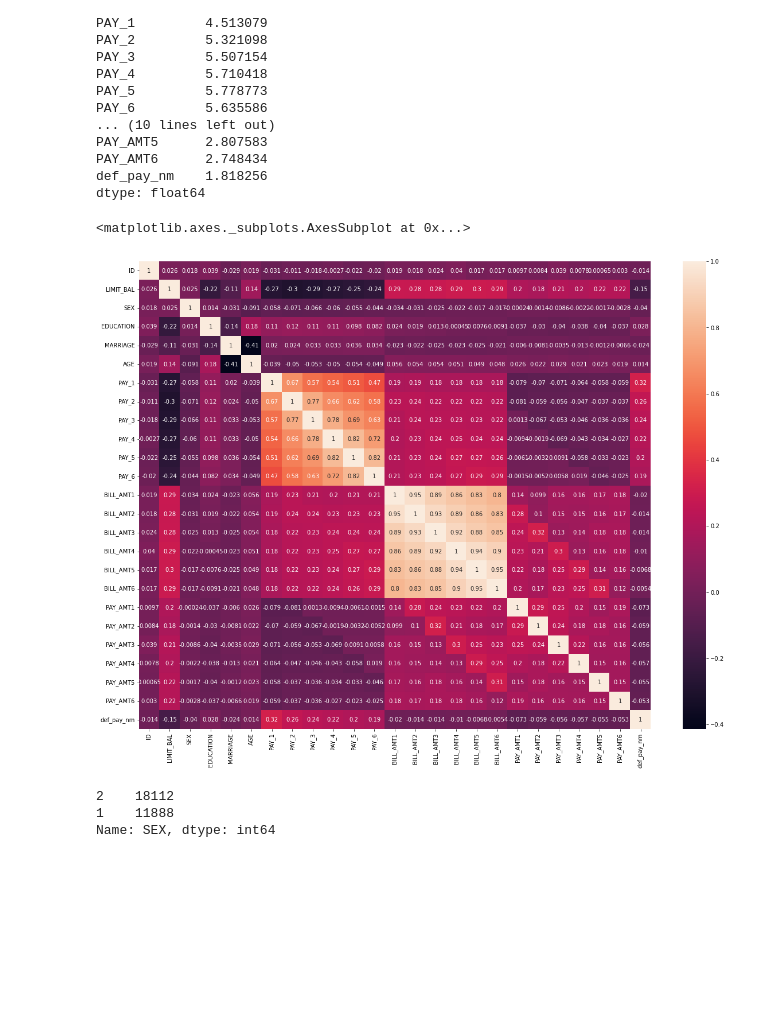
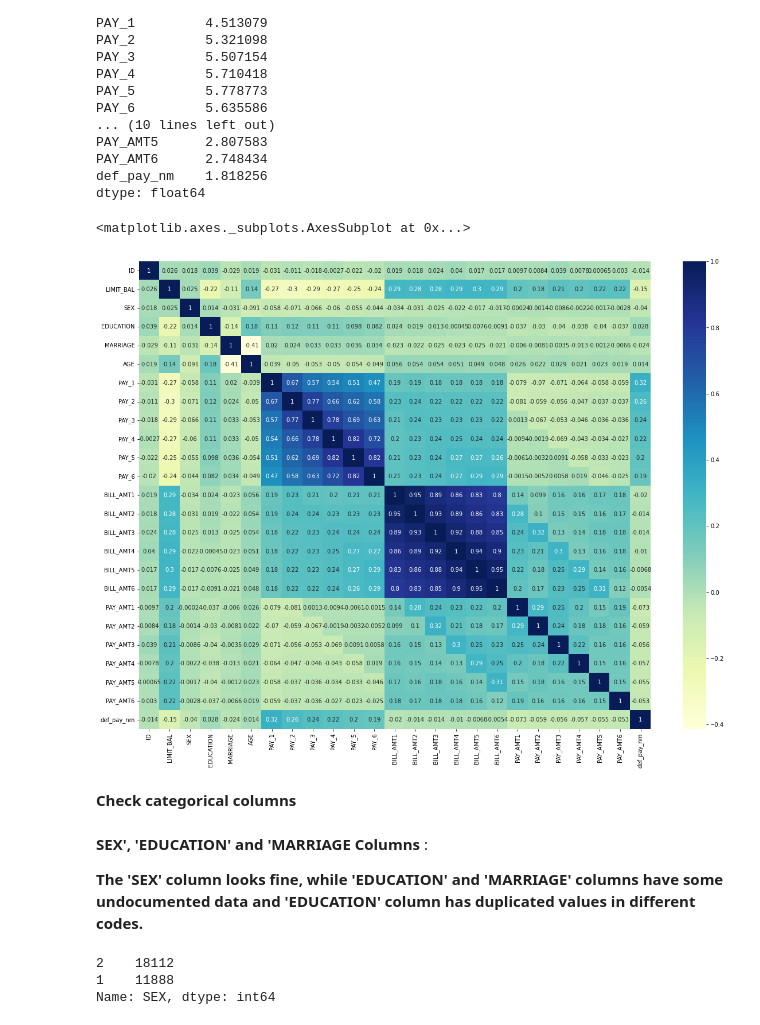
Before and after one commit to techsidh/credit-card-default-prediction, a Jupyter notebook: Credit_Card_Default_PredictioN.ipynb, the cells around one changed output. Cells and saved outputs as stored; diff of their text form; code cells hidden in the pictures; blank space fills up the shorter version.

```diff
--- a/Credit_Card_Default_PredictioN.ipynb
+++ b/Credit_Card_Default_PredictioN.ipynb
@@ -235,11 +265,17 @@ dtype: float64
 # %%
 #Heatmap for visualizing correaltion
 
 plt.figure(figsize = (20,15))
-sns.heatmap(df.corr(),annot = True)
+sns.heatmap(df.corr(),annot = True,cmap = 'YlGnBu')
 # %% [output]
 <matplotlib.axes._subplots.AxesSubplot at 0x...>
-[figure, old version]
+[figure, new version]
+# %% [markdown]
+**Check categorical columns**
+# %% [markdown]
+**SEX', 'EDUCATION' and 'MARRIAGE Columns** :
+
+**The 'SEX' column looks fine, while 'EDUCATION' and 'MARRIAGE' columns have some undocumented data and 'EDUCATION' column has duplicated values in different codes.**
 # %%
 # Get SEX column's distribution. 1: male; 2: female
 # No undocumented SEX code
```
Also changed, not shown: parts of 40 cells of this notebook.
